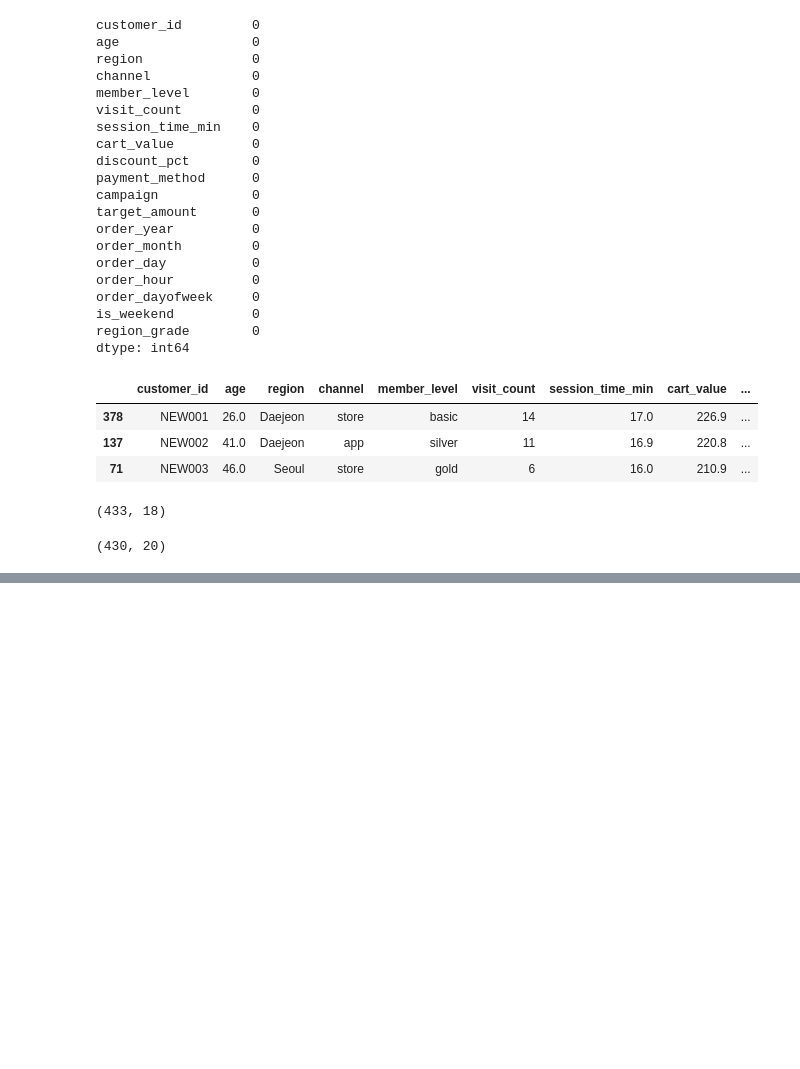
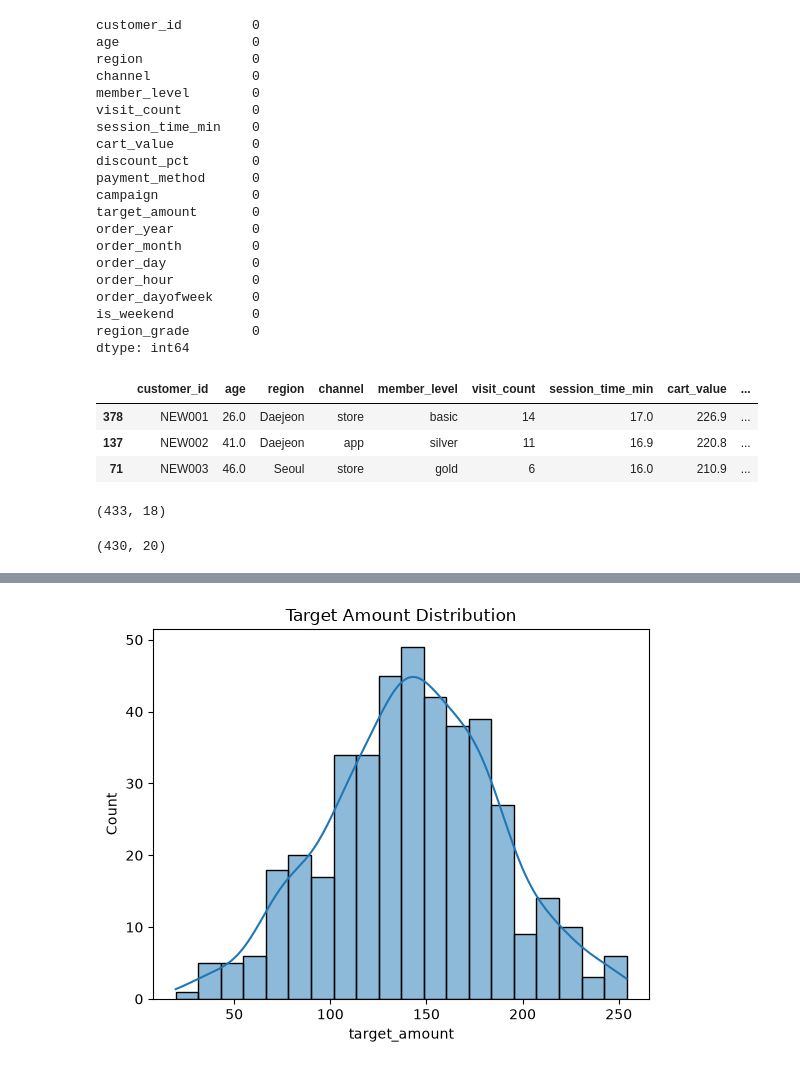
Before and after one commit to Lui-die-lui/aice-associate-study, a Jupyter notebook: DAY18/day18_full_review.ipynb, the cells around one changed output, grey strips where cells are left out. Cells and saved outputs as stored; diff of their text form; code cells hidden in the pictures; blank space fills up the shorter version.

```diff
--- a/DAY18/day18_full_review.ipynb
+++ b/DAY18/day18_full_review.ipynb
@@ -290,0 +387,8 @@ data_concat_col.shape
+# %%
+sns.histplot(data=data, x='target_amount', bins=20, kde=True)
+
+plt.title('Target Amount Distribution')
+
+plt.show()
+# %% [output]
+[figure, added]
```
Also changed, not shown: parts of 26 cells of this notebook, 4 other files.
